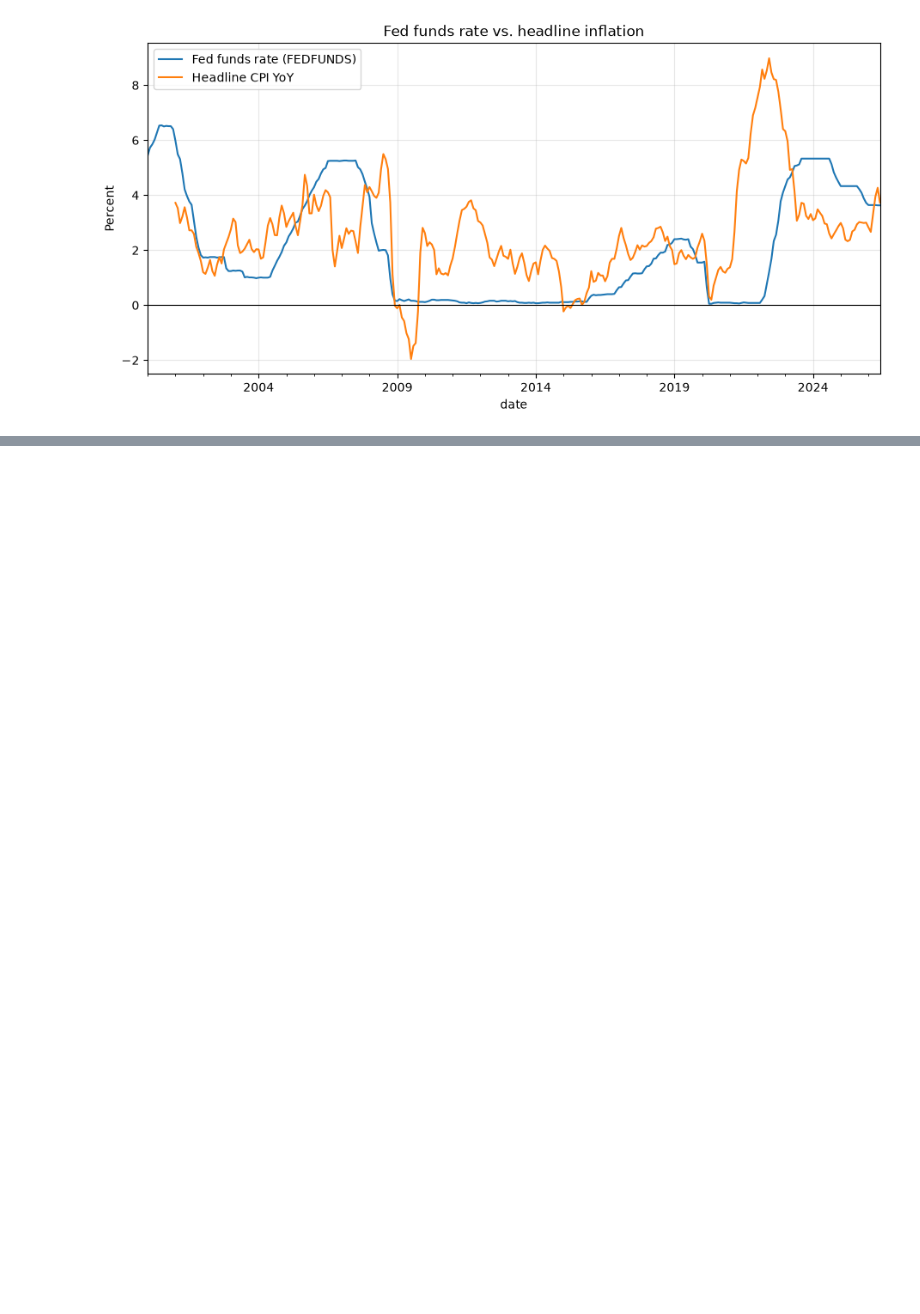
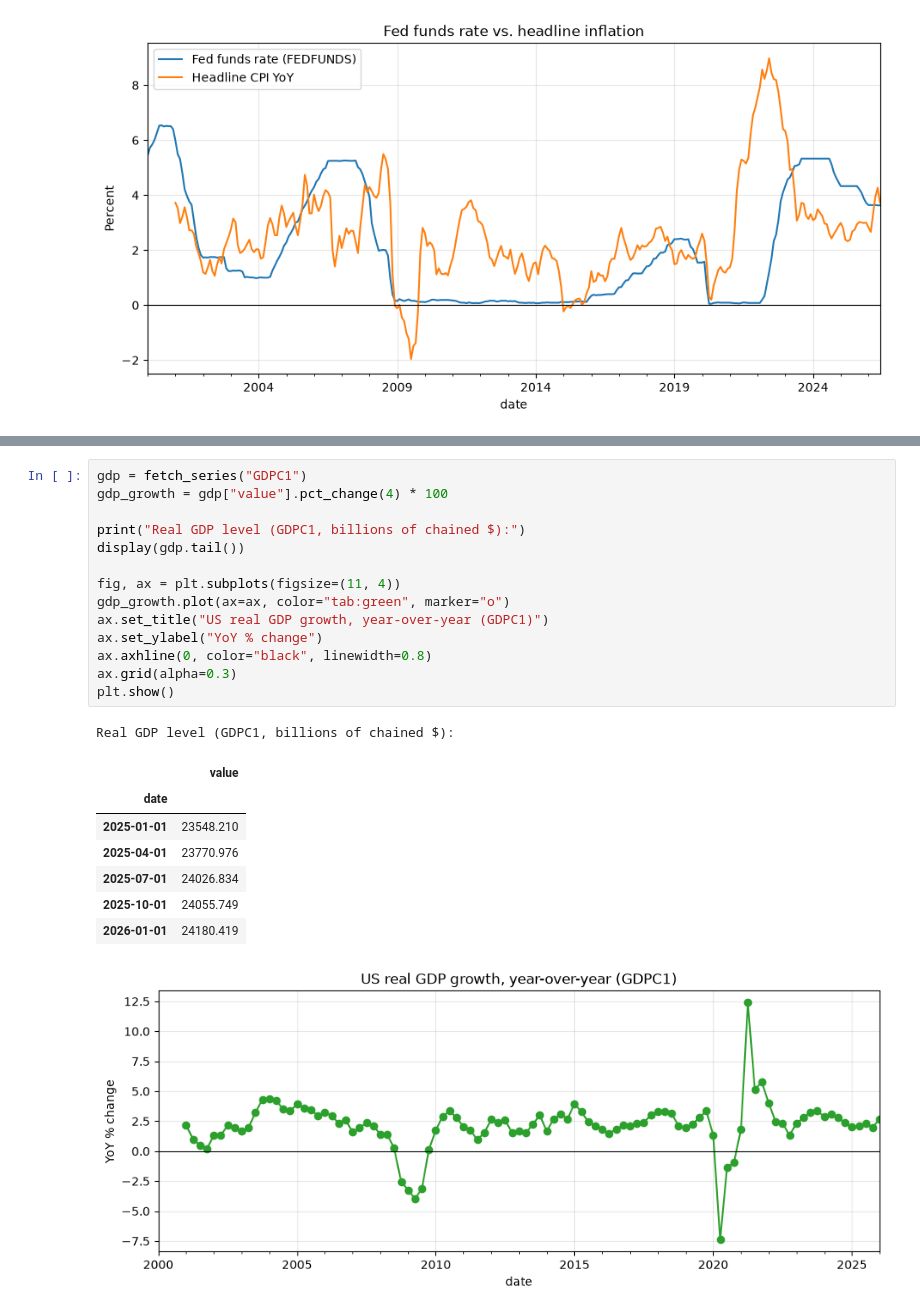
Before and after one commit to thatbeer/macro_data, a Jupyter notebook: notebooks/fred_indicators_query.ipynb, the cells around one changed output, grey strips where cells are left out. Cells and saved outputs as stored; diff of their text form; blank space fills up the shorter version.

Commit message:
Add real GDP growth section to FRED indicators query notebook

```diff
--- a/notebooks/fred_indicators_query.ipynb
+++ b/notebooks/fred_indicators_query.ipynb
@@ -193,0 +199,24 @@ Fed funds effective rate (FEDFUNDS):
+# %%
+gdp = fetch_series("GDPC1")
+gdp_growth = gdp["value"].pct_change(4) * 100
+
+print("Real GDP level (GDPC1, billions of chained $):")
+display(gdp.tail())
+
+fig, ax = plt.subplots(figsize=(11, 4))
+gdp_growth.plot(ax=ax, color="tab:green", marker="o")
+ax.set_title("US real GDP growth, year-over-year (GDPC1)")
+ax.set_ylabel("YoY % change")
+ax.axhline(0, color="black", linewidth=0.8)
+ax.grid(alpha=0.3)
+plt.show()
+# %% [output]
+Real GDP level (GDPC1, billions of chained $):
+|  | value |
+| date |  |
+| 2025-01-01 | 23548.210 |
+| 2025-04-01 | 23770.976 |
+| 2025-07-01 | 24026.834 |
+| 2025-10-01 | 24055.749 |
+| 2026-01-01 | 24180.419 |
+[figure, added]
```
Also changed, not shown: parts of 1 cell of this notebook.
